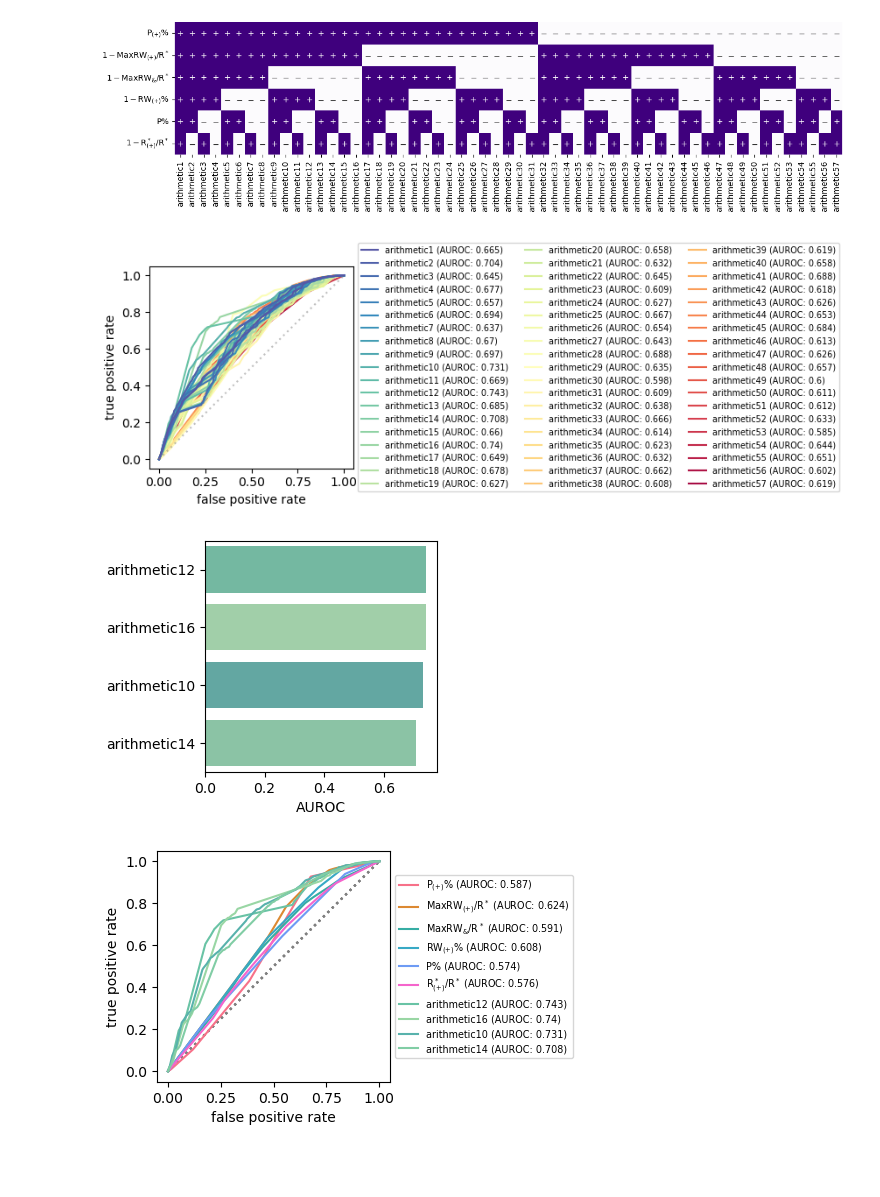
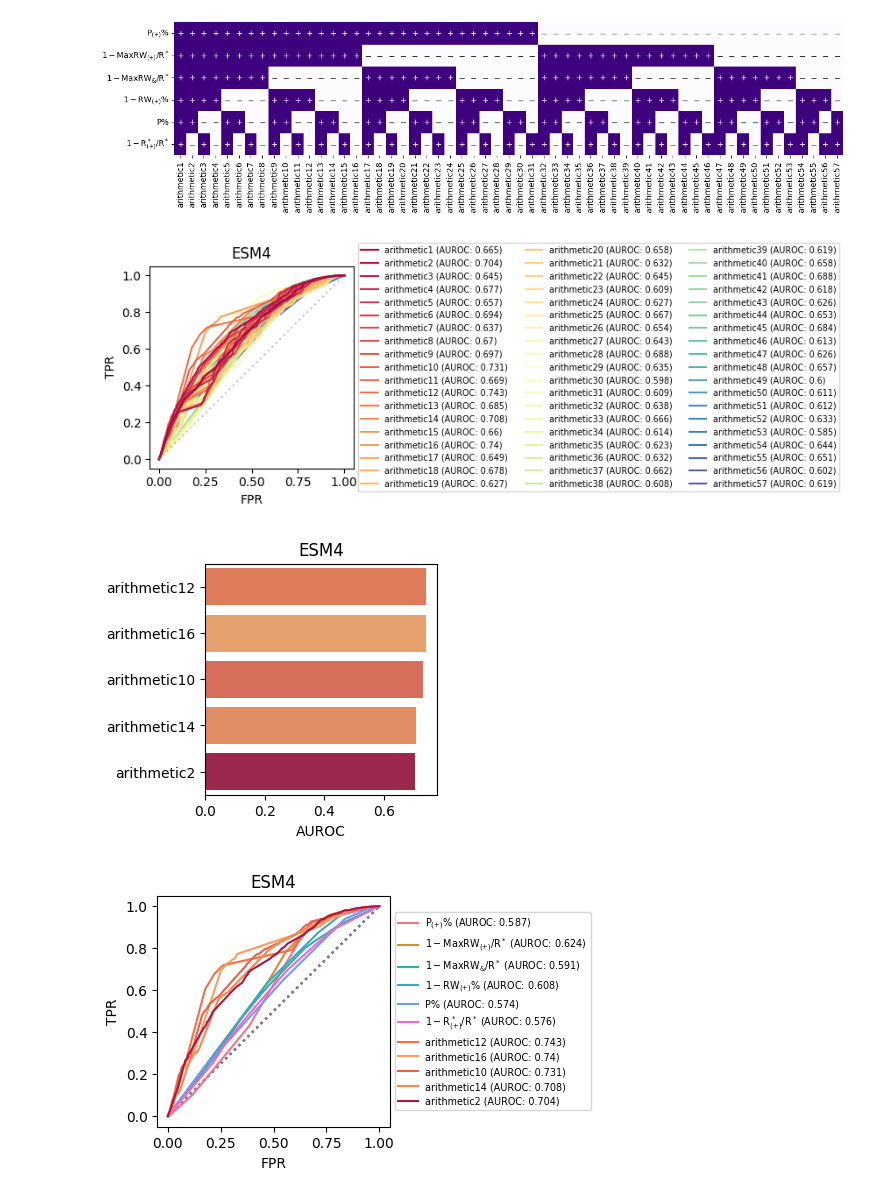
Before and after one commit to yo-aka-gene/WhyDOE, a Jupyter notebook: jupyternb/cai_validation_esm4_dev.ipynb, the cells around one changed output. Saved outputs shown, nothing was run; the diff lists cells and outputs as text; code cells hidden in the pictures; blank space fills up the shorter version.

```diff
--- a/jupyternb/cai_validation_esm4_dev.ipynb
+++ b/jupyternb/cai_validation_esm4_dev.ipynb
@@ -363,7 +368,7 @@ names = [
 ]
 
 
-cmap = sns.color_palette("Spectral_r", len(features))
+cmap = sns.color_palette("Spectral", len(features))
 
 for i, y in enumerate(features):
     ax.plot(
@@ -376,37 +381,40 @@ for i, y in enumerate(features):
 ax.plot([0, 1], [0, 1], linestyle=(0, (1, 2)), c="gray", zorder=1, alpha=0.5)
 
 ax.legend(fontsize="x-small", loc="center left", bbox_to_anchor=(1, .5), ncol=3)
-ax.set(xlabel="false positive rate", ylabel="true positive rate")
+ax.set(title="ESM4", xlabel="FPR", ylabel="TPR")
 
 fig.savefig(f"{outputdir}/test4_roc_arithmetic", **kwarg_savefig)
 # %% [output]
-[figure, old version]
+[figure, new version]
 # %%
 fig, ax = plt.subplots(figsize=(3, 3))
 
 features = [
     eval("df.arithmetic" + f"{i + 1}") for i in range(57)
 ]
 
 names = [
     f"arithmetic{i + 1}" for i in range(57)
 ]
 
 df_bar_arith = pd.DataFrame({
     "": names,
     "AUROC": [roc_auc_score(df.better_with_pb, y) for y in features],
-    "cmap": sns.color_palette("Spectral_r", len(features))
-}, index=names).sort_values("AUROC", ascending=False).iloc[:4, :]
+    "cmap": sns.color_palette("Spectral", len(features))
+}, index=names).sort_values("AUROC", ascending=False).iloc[:5, :]
 
 sns.barplot(
     data=df_bar_arith,
     x="AUROC", y="",
-    palette=df_bar_arith.cmap
+    hue="", legend=False,
+    palette=df_bar_arith.cmap.values.tolist()
 )
 
+ax.set(title="ESM4")
+
 fig.savefig(f"{outputdir}/test4_auc_arithmetic", **kwarg_savefig)
 # %% [output]
-[figure, old version]
+[figure, new version]
 # %%
 fig, ax = plt.subplots(figsize=(3, 3))
 
@@ -423,7 +431,11 @@ features = [
 ]
 
 names = [
-    feat_names_short[v] if v in key_features else v for v in df_concat.index
+    r"$1-$" + feat_names_short[v] if v in negs else v for v in df_concat.index
+]
+
+names = [
+    feat_names_short[v] if v in key_features else v for v in names
 ]
 
 
@@ -438,11 +450,11 @@ for i, y in enumerate(features):
     ax.plot([0, 1], [0, 1], linestyle=(0, (1, 2)), c="gray", zorder=1, alpha=0.5)
 
 ax.legend(fontsize="x-small", loc="center left", bbox_to_anchor=(1, .5))
-ax.set(xlabel="false positive rate", ylabel="true positive rate")
+ax.set(title="ESM4", xlabel="FPR", ylabel="TPR")
 
 fig.savefig(f"{outputdir}/test4_roc_integrated", **kwarg_savefig)
 # %% [output]
-[figure, old version]
+[figure, new version]
 # %%
 fig, ax = plt.subplots(figsize=(3, 3))
 
```
Also changed, not shown: parts of 11 cells of this notebook, 20 other files.
